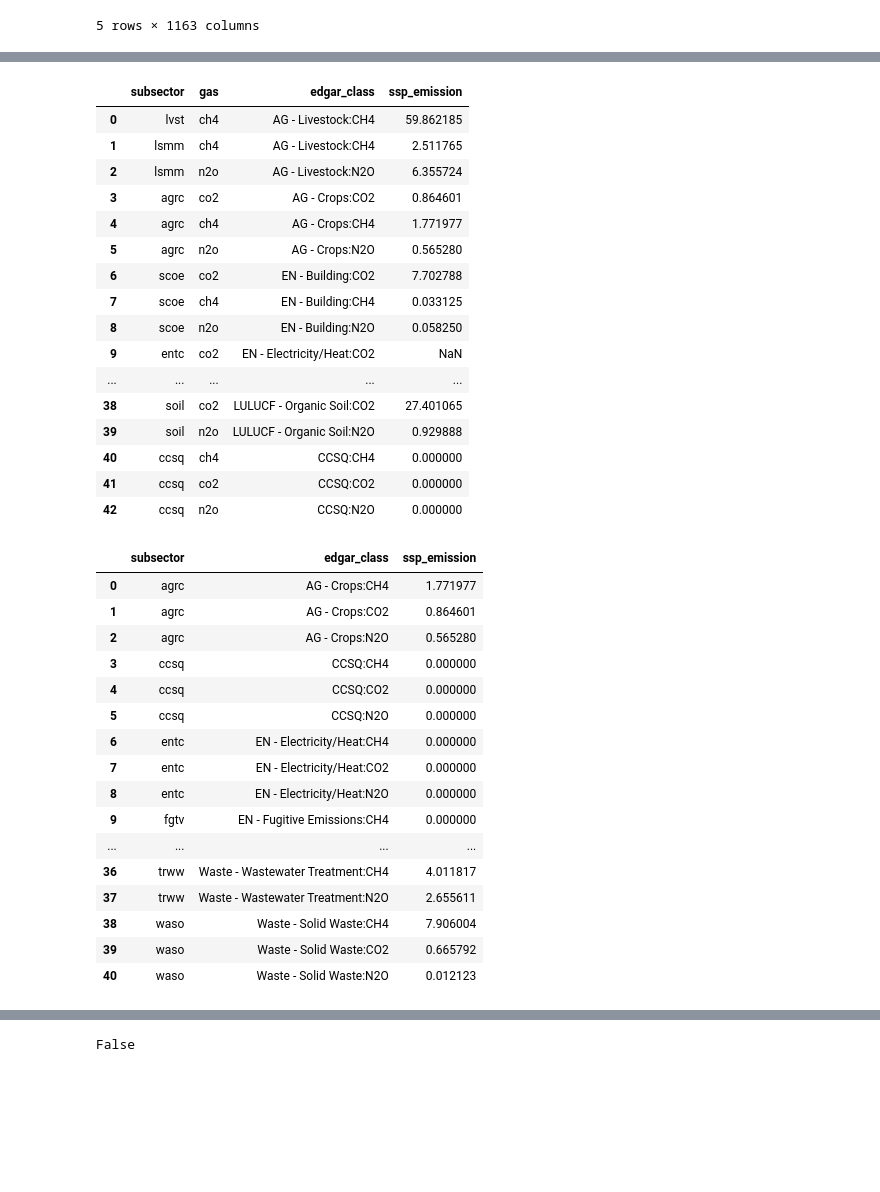
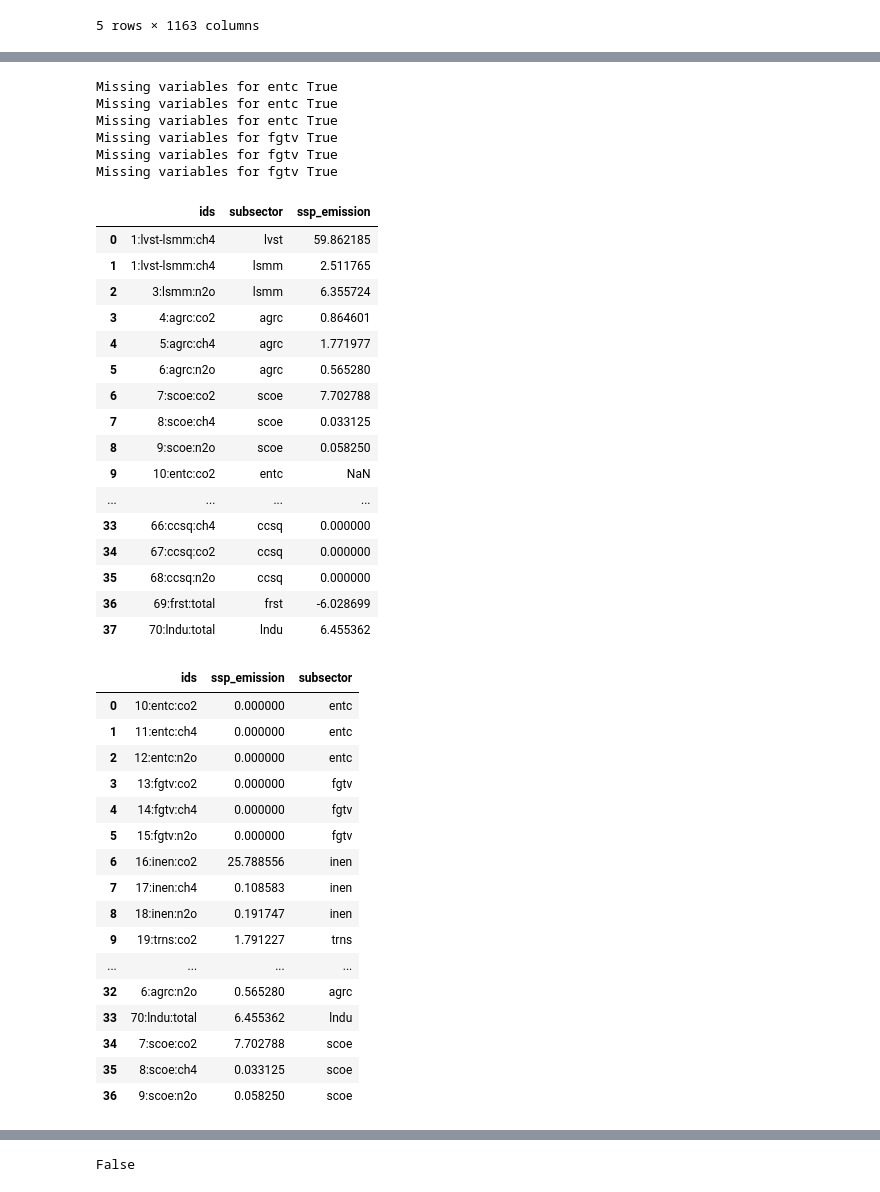
Before and after one commit to sisepuede-framework/ssp_data_calibration, a Jupyter notebook: src/test_diff_report_class.ipynb, the cells around one changed output, grey strips where cells are left out. Saved outputs shown, nothing was run; the diff lists cells and outputs as text; code cells hidden in the pictures; blank space fills up the shorter version.

```diff
--- a/src/test_diff_report_class.ipynb
+++ b/src/test_diff_report_class.ipynb
@@ -22,4 +20,4 @@ use_edgar_db_flag = False
 # %%
 # Initialize the diff report object
-dru = DiffReportUtils('UGA', os.path.join(sectoral_report_mapping_dir, 'sisepuede_edgar_active_crosswalk.csv'), sectoral_report_dir, energy_model_flag=False, use_edgar_db_flag=use_edgar_db_flag, comparison_year=2022, sim_init_year=2022)
+dru = DiffReportUtils('UGA', os.path.join(sectoral_report_mapping_dir, 'sisepuede_edgar_active_crosswalk.csv'), sectoral_report_dir, energy_model_flag=False, comparison_year=2022, sim_init_year=2022)
 # %%
@@ -84,47 +86,53 @@ ssp_edgar_df.tail(20)
 # %%
 # ssp_edgar_df[ssp_edgar_df.ignore == 1]
 # %%
-ssp_emissions_report, model_failed_flag = dru.generate_ssp_emissions_report(ssp_out)
+ssp_emissions_report, model_failed_flag = dru.generate_ssp_emissions_report(ssp_out, debug=True)
 ssp_emissions_report
 # %% [output]
+Missing variables for entc True
+Missing variables for entc True
+Missing variables for entc True
+Missing variables for fgtv True
+Missing variables for fgtv True
+Missing variables for fgtv True
-|  | subsector | gas | edgar_class | ssp_emission |
-| 0 | lvst | ch4 | AG - Livestock:CH4 | 59.862185 |
-| 1 | lsmm | ch4 | AG - Livestock:CH4 | 2.511765 |
-| 2 | lsmm | n2o | AG - Livestock:N2O | 6.355724 |
-| 3 | agrc | co2 | AG - Crops:CO2 | 0.864601 |
-| 4 | agrc | ch4 | AG - Crops:CH4 | 1.771977 |
-| 5 | agrc | n2o | AG - Crops:N2O | 0.565280 |
-| 6 | scoe | co2 | EN - Building:CO2 | 7.702788 |
-| 7 | scoe | ch4 | EN - Building:CH4 | 0.033125 |
-| 8 | scoe | n2o | EN - Building:N2O | 0.058250 |
-| 9 | entc | co2 | EN - Electricity/Heat:CO2 | NaN |
-| ... | ... | ... | ... | ... |
-| 38 | soil | co2 | LULUCF - Organic Soil:CO2 | 27.401065 |
-| 39 | soil | n2o | LULUCF - Organic Soil:N2O | 0.929888 |
-| 40 | ccsq | ch4 | CCSQ:CH4 | 0.000000 |
-| 41 | ccsq | co2 | CCSQ:CO2 | 0.000000 |
-| 42 | ccsq | n2o | CCSQ:N2O | 0.000000 |
+|  | ids | subsector | ssp_emission |
+| 0 | 1:lvst-lsmm:ch4 | lvst | 59.862185 |
+| 1 | 1:lvst-lsmm:ch4 | lsmm | 2.511765 |
+| 2 | 3:lsmm:n2o | lsmm | 6.355724 |
+| 3 | 4:agrc:co2 | agrc | 0.864601 |
+| 4 | 5:agrc:ch4 | agrc | 1.771977 |
+| 5 | 6:agrc:n2o | agrc | 0.565280 |
+| 6 | 7:scoe:co2 | scoe | 7.702788 |
+| 7 | 8:scoe:ch4 | scoe | 0.033125 |
+| 8 | 9:scoe:n2o | scoe | 0.058250 |
+| 9 | 10:entc:co2 | entc | NaN |
+| ... | ... | ... | ... |
+| 33 | 66:ccsq:ch4 | ccsq | 0.000000 |
+| 34 | 67:ccsq:co2 | ccsq | 0.000000 |
+| 35 | 68:ccsq:n2o | ccsq | 0.000000 |
+| 36 | 69:frst:total | frst | -6.028699 |
+| 37 | 70:lndu:total | lndu | 6.455362 |
 # %%
 ssp_emissions_report = dru.group_ssp_emissions_report_vars(ssp_emissions_report)
 ssp_emissions_report
 # %% [output]
-|  | subsector | edgar_class | ssp_emission |
-| 0 | agrc | AG - Crops:CH4 | 1.771977 |
-| 1 | agrc | AG - Crops:CO2 | 0.864601 |
-| 2 | agrc | AG - Crops:N2O | 0.565280 |
-| 3 | ccsq | CCSQ:CH4 | 0.000000 |
-| 4 | ccsq | CCSQ:CO2 | 0.000000 |
-| 5 | ccsq | CCSQ:N2O | 0.000000 |
-| 6 | entc | EN - Electricity/Heat:CH4 | 0.000000 |
-| 7 | entc | EN - Electricity/Heat:CO2 | 0.000000 |
-| 8 | entc | EN - Electricity/Heat:N2O | 0.000000 |
-| 9 | fgtv | EN - Fugitive Emissions:CH4 | 0.000000 |
+|  | ids | ssp_emission | subsector |
+| 0 | 10:entc:co2 | 0.000000 | entc |
+| 1 | 11:entc:ch4 | 0.000000 | entc |
+| 2 | 12:entc:n2o | 0.000000 | entc |
+| 3 | 13:fgtv:co2 | 0.000000 | fgtv |
+| 4 | 14:fgtv:ch4 | 0.000000 | fgtv |
+| 5 | 15:fgtv:n2o | 0.000000 | fgtv |
+| 6 | 16:inen:co2 | 25.788556 | inen |
+| 7 | 17:inen:ch4 | 0.108583 | inen |
+| 8 | 18:inen:n2o | 0.191747 | inen |
+| 9 | 19:trns:co2 | 1.791227 | trns |
 | ... | ... | ... | ... |
-| 36 | trww | Waste - Wastewater Treatment:CH4 | 4.011817 |
-| 37 | trww | Waste - Wastewater Treatment:N2O | 2.655611 |
-| 38 | waso | Waste - Solid Waste:CH4 | 7.906004 |
-| 39 | waso | Waste - Solid Waste:CO2 | 0.665792 |
-| 40 | waso | Waste - Solid Waste:N2O | 0.012123 |
+| 32 | 6:agrc:n2o | 0.565280 | agrc |
+| 33 | 70:lndu:total | 6.455362 | lndu |
+| 34 | 7:scoe:co2 | 7.702788 | scoe |
+| 35 | 8:scoe:ch4 | 0.033125 | scoe |
+| 36 | 9:scoe:n2o | 0.058250 | scoe |
 # %%
 # check energy subsector
 energy_subsectors = ['trns', 'entc', 'fgtv', 'scoe', 'inen', 'ccsq']
```
Also changed, not shown: parts of 20 cells of this notebook.
